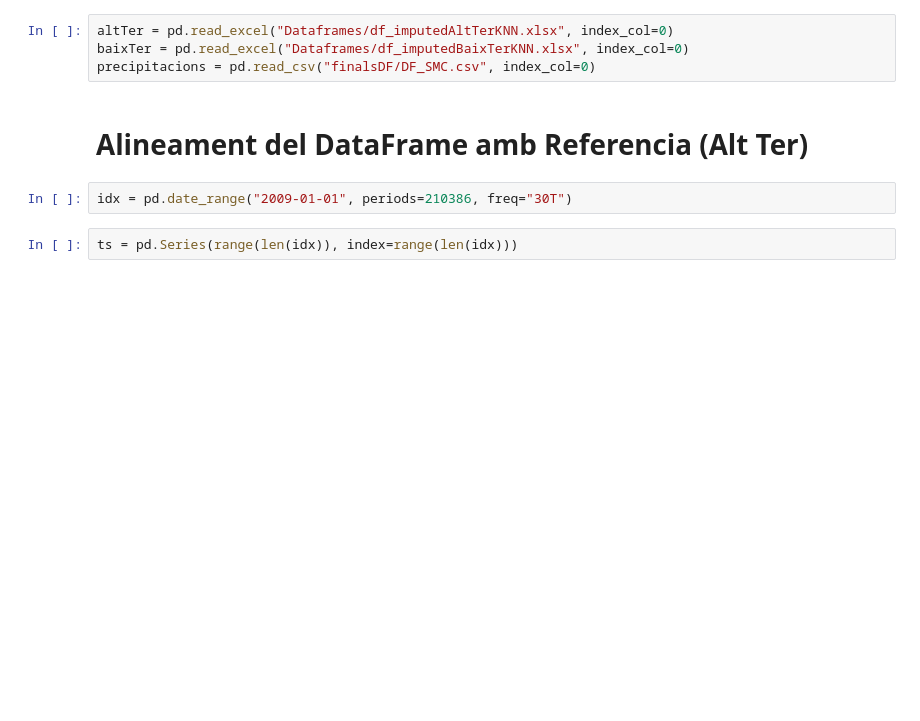
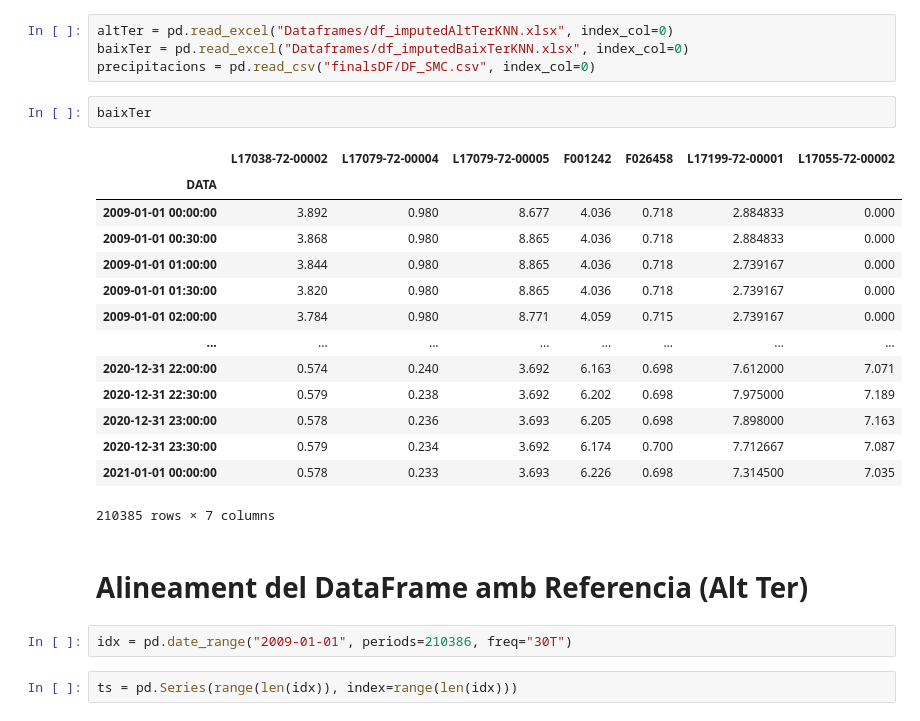
Before and after one commit to FabianUB/CodiTFG, a Jupyter notebook: Forecasting.ipynb, the cells around one changed output. Cells and saved outputs as stored; diff of their text form; blank space fills up the shorter version.

```diff
--- a/Forecasting.ipynb
+++ b/Forecasting.ipynb
@@ -82,6 +92,23 @@ def loadDataPrecipitacions(nom, precipitacions):
 altTer = pd.read_excel("Dataframes/df_imputedAltTerKNN.xlsx", index_col=0)
 baixTer = pd.read_excel("Dataframes/df_imputedBaixTerKNN.xlsx", index_col=0)
 precipitacions = pd.read_csv("finalsDF/DF_SMC.csv", index_col=0)
+# %%
+baixTer
+# %% [output]
+|  | L17038-72-00002 | L17079-72-00004 | L17079-72-00005 | F001242 | F026458 | L17199-72-00001 | L17055-72-00002 |
+| DATA |  |  |  |  |  |  |  |
+| 2009-01-01 00:00:00 | 3.892 | 0.980 | 8.677 | 4.036 | 0.718 | 2.884833 | 0.000 |
+| 2009-01-01 00:30:00 | 3.868 | 0.980 | 8.865 | 4.036 | 0.718 | 2.884833 | 0.000 |
+| 2009-01-01 01:00:00 | 3.844 | 0.980 | 8.865 | 4.036 | 0.718 | 2.739167 | 0.000 |
+| 2009-01-01 01:30:00 | 3.820 | 0.980 | 8.865 | 4.036 | 0.718 | 2.739167 | 0.000 |
+| 2009-01-01 02:00:00 | 3.784 | 0.980 | 8.771 | 4.059 | 0.715 | 2.739167 | 0.000 |
+| ... | ... | ... | ... | ... | ... | ... | ... |
+| 2020-12-31 22:00:00 | 0.574 | 0.240 | 3.692 | 6.163 | 0.698 | 7.612000 | 7.071 |
+| 2020-12-31 22:30:00 | 0.579 | 0.238 | 3.692 | 6.202 | 0.698 | 7.975000 | 7.189 |
+| 2020-12-31 23:00:00 | 0.578 | 0.236 | 3.693 | 6.205 | 0.698 | 7.898000 | 7.163 |
+| 2020-12-31 23:30:00 | 0.579 | 0.234 | 3.692 | 6.174 | 0.700 | 7.712667 | 7.087 |
+| 2021-01-01 00:00:00 | 0.578 | 0.233 | 3.693 | 6.226 | 0.698 | 7.314500 | 7.035 |
+210385 rows × 7 columns
 # %% [markdown]
 # Alineament del DataFrame amb Referencia (Alt Ter)
 # %%
```
Also changed, not shown: parts of 70 cells of this notebook.
